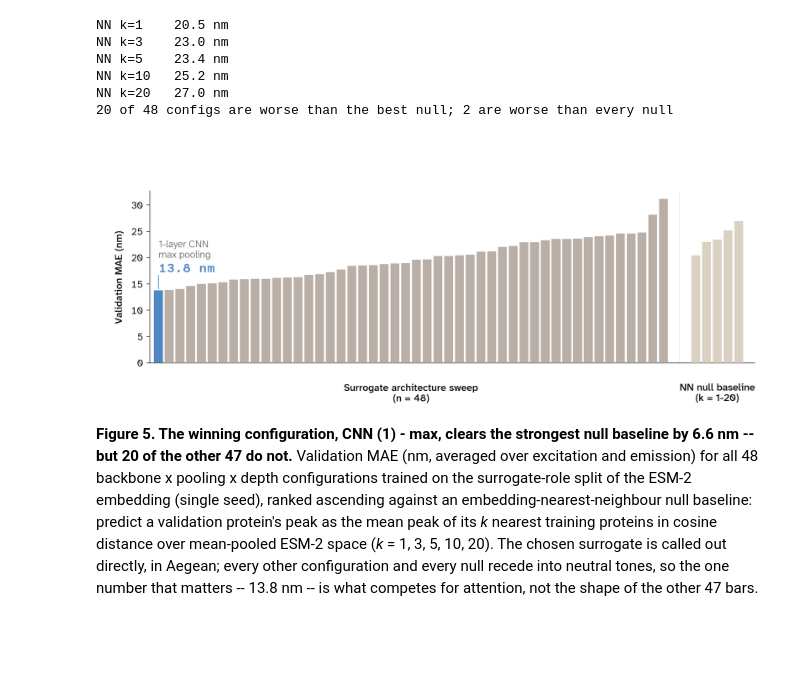
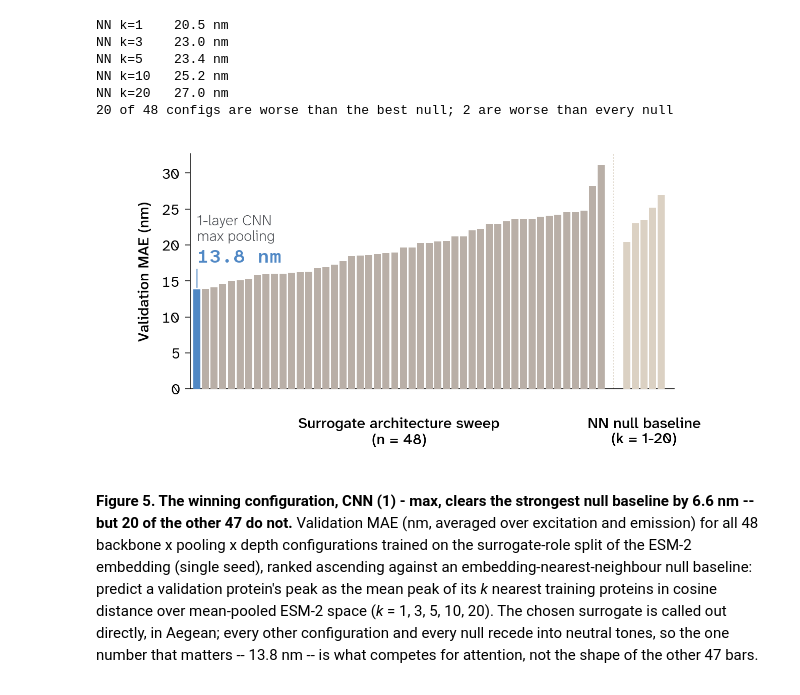
Before and after one commit to Arcadia-Science/FPguide, a Jupyter notebook: esm2_design/visualization.ipynb, the cells around one changed output. Cells and saved outputs as stored; diff of their text form; code cells hidden in the pictures; blank space fills up the shorter version.

Commit message:
updated visualization

```diff
--- a/esm2_design/visualization.ipynb
+++ b/esm2_design/visualization.ipynb
@@ -486,7 +486,7 @@ d = (x1d_s[:, None] - x1d_s[None, :]) / BANDWIDTH
 w = np.exp(-0.5 * d ** 2)
 em_smooth = (w @ em_s) / w.sum(axis=1)
 
-FIG_W, FIG_H = FULL_WIDE * 2 / 3, FULL_WIDE / 3
+FIG_W, FIG_H = FULL_WIDE * 5 / 9, FULL_WIDE * 5 / 18
 
 fig, ax = plt.subplots(figsize=(FIG_W * PX, FIG_H * PX))
 fig.subplots_adjust(left=0.135, right=0.98, bottom=0.24, top=0.95)
@@ -844,9 +872,8 @@ x_cfg = np.arange(len(ranked))
 x_null = np.arange(len(null_items)) + len(ranked) + GAP
 bar_color = [HIGHLIGHT if i == 0 else NEUTRAL for i in range(len(ranked))]
 
-FIG_H = 400
-fig, ax = plt.subplots(figsize=(FULL_WIDE * PX, FIG_H * PX))
-fig.subplots_adjust(left=0.08, right=0.98, top=0.80, bottom=0.16)
+fig, ax = plt.subplots(figsize=(2 / 3 * FULL_WIDE * PX, 1 / 3 * FULL_WIDE * PX))
+fig.subplots_adjust(left=0.14, right=0.86, top=0.95, bottom=0.25)
 
 ax.bar(x_cfg, ranked["val_mae"], color=bar_color, width=0.82, edgecolor="none", zorder=3)
 ax.bar(x_null, [v for _, v in null_items], color=NEUTRAL_SOFT, width=0.82, edgecolor="none", zorder=3)
@@ -859,34 +886,34 @@ ax.annotate(best_text, xy=(0, best.val_mae), xycoords="data",
             xytext=(0, 46), textcoords="offset points", ha="left", va="bottom", **ANNOTATION)
 ax.annotate(f"{best.val_mae:.1f} nm", xy=(0, best.val_mae), xycoords="data",
             xytext=(0, 24), textcoords="offset points", ha="left", va="bottom",
             **{**NUMBER_NOTE, "fontsize": 19, "fontweight": "semibold", "color": HIGHLIGHT})
 ax.annotate("", xy=(0, best.val_mae), xytext=(0, best.val_mae + ranked["val_mae"].max() * 0.10),
             arrowprops=dict(arrowstyle="-", color=HIGHLIGHT, lw=1))
 
 ax.set_xticks([])
 ax.set_xlim(-0.8, x_null.max() + 1.5)          # headroom so the null label clears the last bar
 ax.set_ylim(0, ranked["val_mae"].max() * 1.05)
 ax.set_ylabel("Validation MAE (nm)")
 
 # No legend -- each group is labelled in place, centred under its own bars, rather than decoded
 # through a key. Blended transform: x in data coordinates, y in axes fraction (below the spines).
 label_style = dict(fontsize=plt.rcParams["axes.labelsize"], color=plt.rcParams["axes.labelcolor"],
                    fontweight=plt.rcParams["axes.labelweight"])
 ax.text(x_cfg.mean(), -0.12, "Surrogate architecture sweep\n(n = 48)",
         transform=ax.get_xaxis_transform(), ha="center", va="top", **label_style)
 ax.text(x_null.mean(), -0.12, "NN null baseline\n(k = 1-20)",
         transform=ax.get_xaxis_transform(), ha="center", va="top", **label_style)
 
 apc.mpl.style_plot(ax, monospaced_axes="y")
 for side in ("top", "right"):
     ax.spines[side].set_visible(False)
 ax.tick_params(axis="x", length=0)
 
 fig.savefig(f"{FIGDIR}/peak_surrogate_sweep_val_mae.svg")
 fig.savefig(f"{FIGDIR}/peak_surrogate_sweep_val_mae.png", dpi=200)
 plt.show()
 # %% [output]
-[figure, old version]
+[figure, new version]
 # %% [markdown]
 **Figure 5. The winning configuration, CNN (1) - max, clears the strongest null baseline by 6.6
 nm -- but 20 of the other 47 do not.** Validation MAE (nm, averaged over excitation and emission)
```
Also changed, not shown: parts of 11 cells of this notebook, 18 other files.
